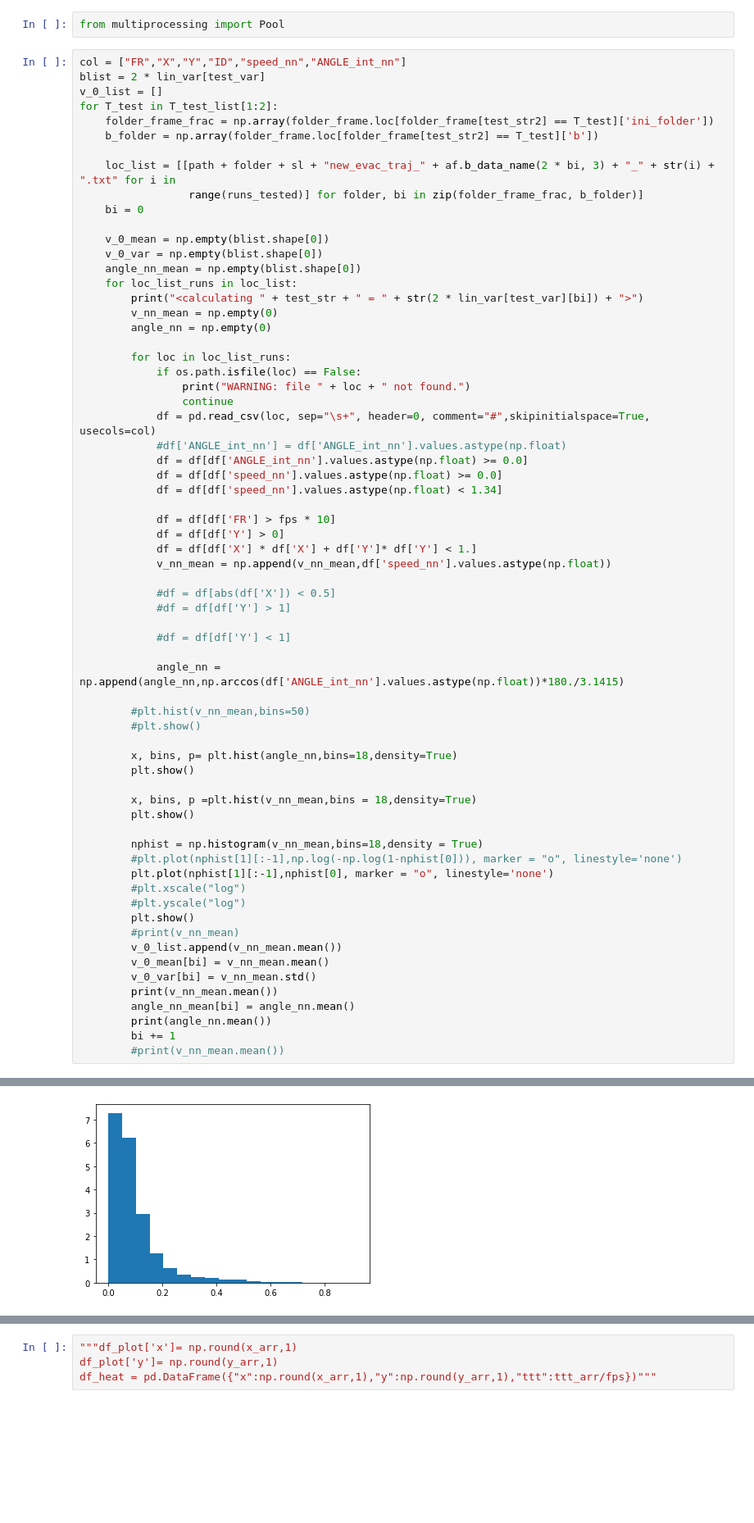
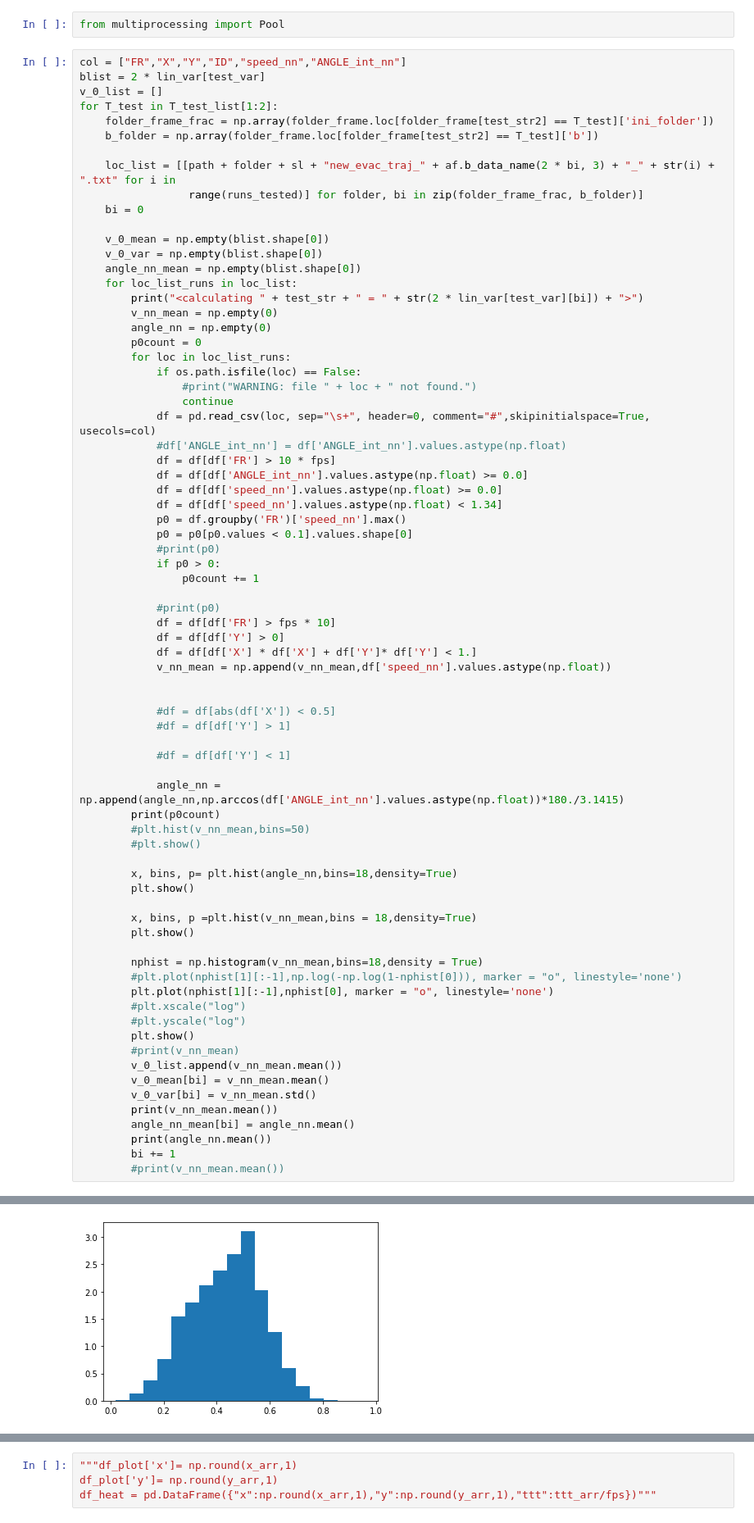
Before and after one commit to JonasRzez/jpscore_noise, a Jupyter notebook: files/jureca_upload/new_time_writer.ipynb, the cells around one changed output, grey strips where cells are left out. Shown at 82% size. Saved outputs shown, nothing was run; the diff lists cells and outputs as text; blank space fills up the shorter version.

```diff
--- a/files/jureca_upload/new_time_writer.ipynb
+++ b/files/jureca_upload/new_time_writer.ipynb
@@ -93,21 +93,29 @@ for T_test in T_test_list[1:2]:
         print("<calculating " + test_str + " = " + str(2 * lin_var[test_var][bi]) + ">")
         v_nn_mean = np.empty(0)
         angle_nn = np.empty(0)
-
+        p0count = 0
         for loc in loc_list_runs:
             if os.path.isfile(loc) == False:
-                print("WARNING: file " + loc + " not found.")
+                #print("WARNING: file " + loc + " not found.")
                 continue
             df = pd.read_csv(loc, sep="\s+", header=0, comment="#",skipinitialspace=True, usecols=col)
             #df['ANGLE_int_nn'] = df['ANGLE_int_nn'].values.astype(np.float)
+            df = df[df['FR'] > 10 * fps]
             df = df[df['ANGLE_int_nn'].values.astype(np.float) >= 0.0]
             df = df[df['speed_nn'].values.astype(np.float) >= 0.0]
             df = df[df['speed_nn'].values.astype(np.float) < 1.34]
+            p0 = df.groupby('FR')['speed_nn'].max()
+            p0 = p0[p0.values < 0.1].values.shape[0]
+            #print(p0)
+            if p0 > 0:
+                p0count += 1
 
+            #print(p0)
             df = df[df['FR'] > fps * 10]
             df = df[df['Y'] > 0]
             df = df[df['X'] * df['X'] + df['Y']* df['Y'] < 1.]
             v_nn_mean = np.append(v_nn_mean,df['speed_nn'].values.astype(np.float))
+
 
             #df = df[abs(df['X']) < 0.5]
             #df = df[df['Y'] > 1]
@@ -115,7 +123,7 @@ for T_test in T_test_list[1:2]:
             #df = df[df['Y'] < 1]
 
             angle_nn = np.append(angle_nn,np.arccos(df['ANGLE_int_nn'].values.astype(np.float))*180./3.1415)
-
+        print(p0count)
         #plt.hist(v_nn_mean,bins=50)
         #plt.show()
 
@@ -158 +169 @@ for T_test in T_test_list[1:2]:
-[figure, old version]
+[figure, new version]
```
Also changed, not shown: parts of 3 cells of this notebook, 5 other files.
